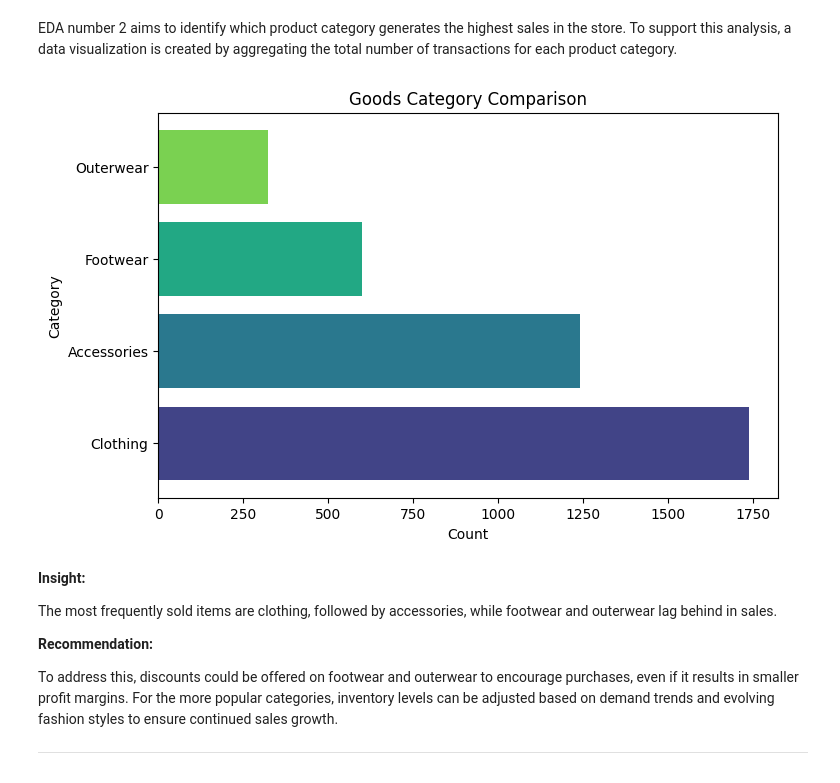
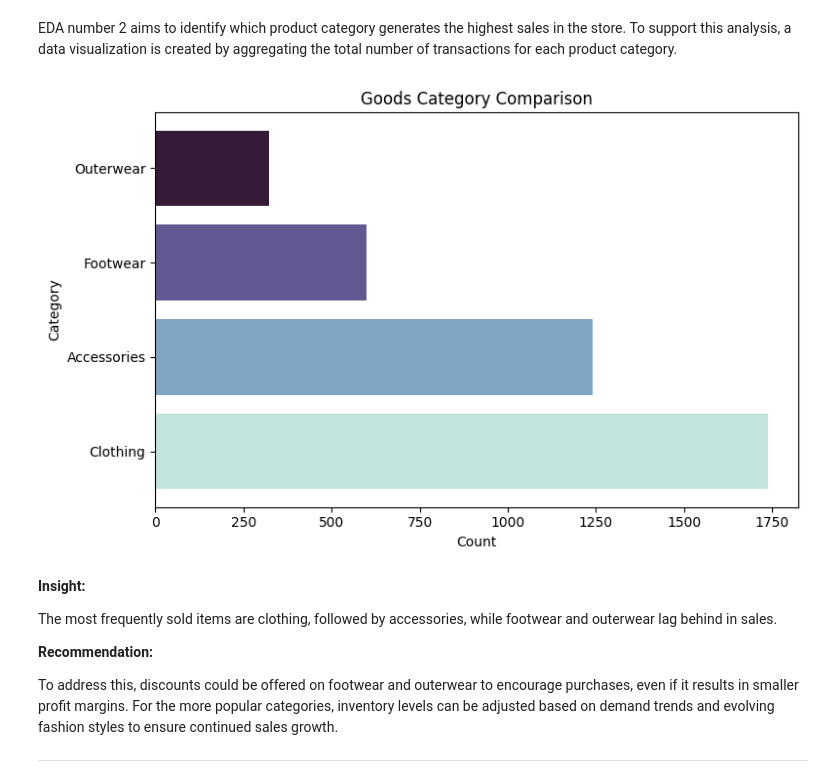
Before and after one commit to yonathanggraiwan/Sales_Trend_Analysis_in_E_Commerce, a Jupyter notebook: Sales Trend Analysis in E-Commerce_Yonathan_Anggraiwan(English).ipynb, the cells around one changed output. Cells and saved outputs as stored; diff of their text form; code cells hidden in the pictures.

```diff
--- a/Sales Trend Analysis in E-Commerce_Yonathan_Anggraiwan(English).ipynb
+++ b/Sales Trend Analysis in E-Commerce_Yonathan_Anggraiwan(English).ipynb
@@ -336,17 +336,18 @@ EDA number 2 aims to identify which product category generates the highest sales
 # %%
 category_counts = df["Category"].value_counts()
 
 plt.figure(figsize=(8, 5))
-colors = sns.color_palette("viridis", len(category_counts))
+colors = sns.cubehelix_palette(n_colors=4, start=0.6, rot=-0.5)  # Sesuaikan jumlah warna dengan jumlah kategori
+
 plt.barh(category_counts.index, category_counts.values, color=colors)
 
 plt.xlabel("Count")
 plt.ylabel("Category")
 plt.title("Goods Category Comparison")
-
+plt.tight_layout()
 plt.show()
 # %% [output]
-[figure, old version]
+[figure, new version]
 # %% [markdown]
 **Insight:**
 
```
